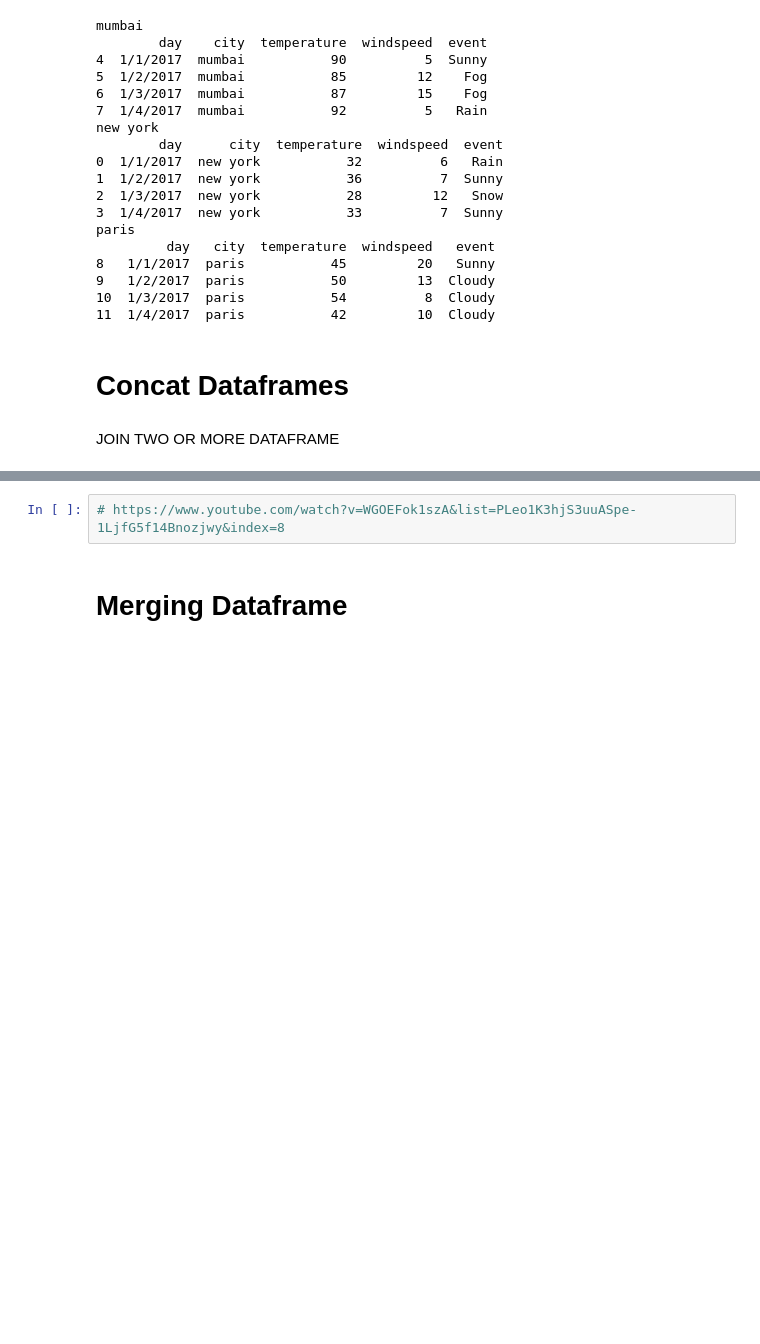
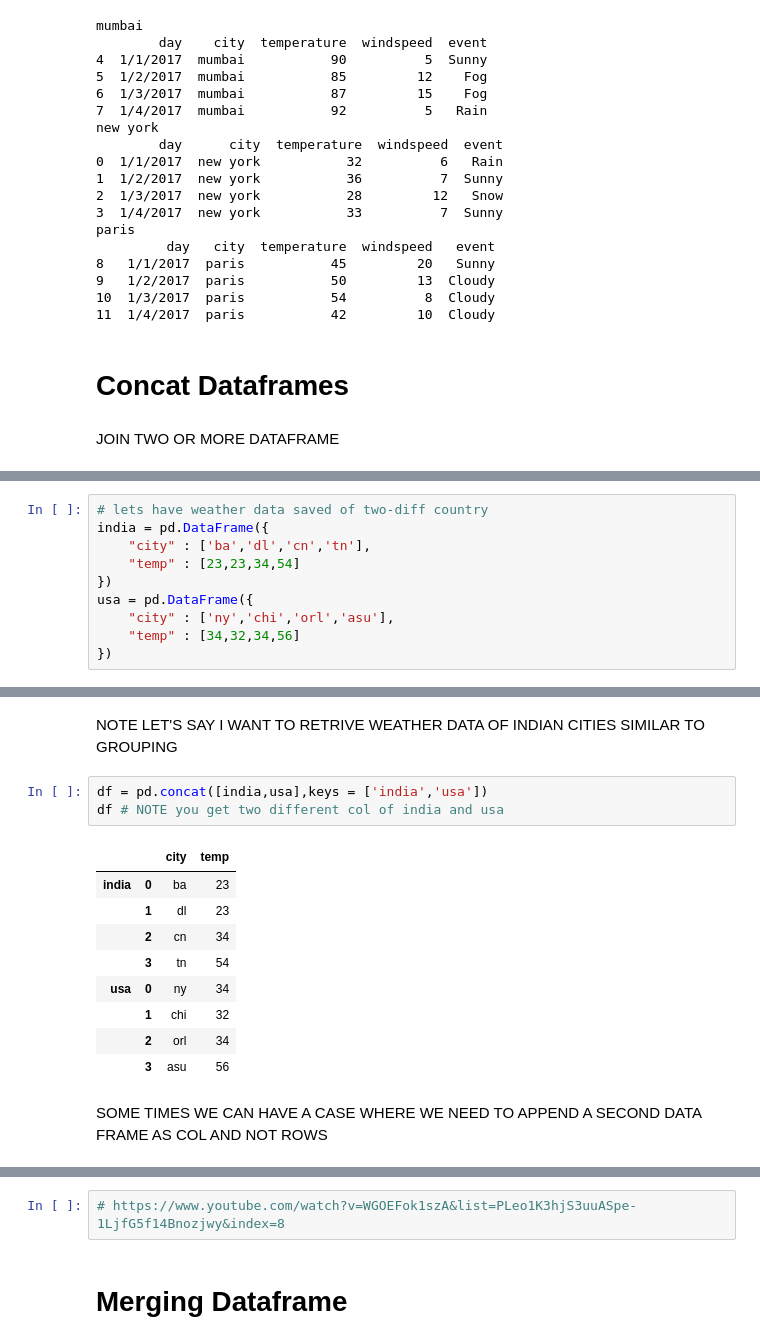
Before and after one commit to hsnaidu/basics, a Jupyter notebook: data_science/pandas-cheatsheet.ipynb, the cells around one changed output, grey strips where cells are left out. Drawn from its saved outputs; the diff is of its cells as text; blank space fills up the shorter version.

```diff
--- a/data_science/pandas-cheatsheet.ipynb
+++ b/data_science/pandas-cheatsheet.ipynb
@@ -909,0 +882,10 @@ weather.loc["one"] # i can even further add one more dataframe
+# %%
+# lets have weather data saved of two-diff country
+india = pd.DataFrame({
+    "city" : ['ba','dl','cn','tn'],
+    "temp" : [23,23,34,54]
+})
+usa = pd.DataFrame({
+    "city" : ['ny','chi','orl','asu'],
+    "temp" : [34,32,34,56]
+})
@@ -909,0 +920,17 @@ weather.loc["one"] # i can even further add one more dataframe
+# %% [markdown]
+NOTE LET'S SAY I WANT TO RETRIVE WEATHER DATA OF INDIAN CITIES SIMILAR TO GROUPING
+# %%
+df = pd.concat([india,usa],keys = ['india','usa'])
+df # NOTE you get two different col of india and usa
+# %% [output]
+|  |  | city | temp |
+| india | 0 | ba | 23 |
+|  | 1 | dl | 23 |
+|  | 2 | cn | 34 |
+|  | 3 | tn | 54 |
+| usa | 0 | ny | 34 |
+|  | 1 | chi | 32 |
+|  | 2 | orl | 34 |
+|  | 3 | asu | 56 |
+# %% [markdown]
+SOME TIMES WE CAN HAVE A CASE WHERE WE NEED TO APPEND A SECOND DATA FRAME AS COL AND NOT ROWS
```
Also changed, not shown: parts of 15 cells of this notebook.
